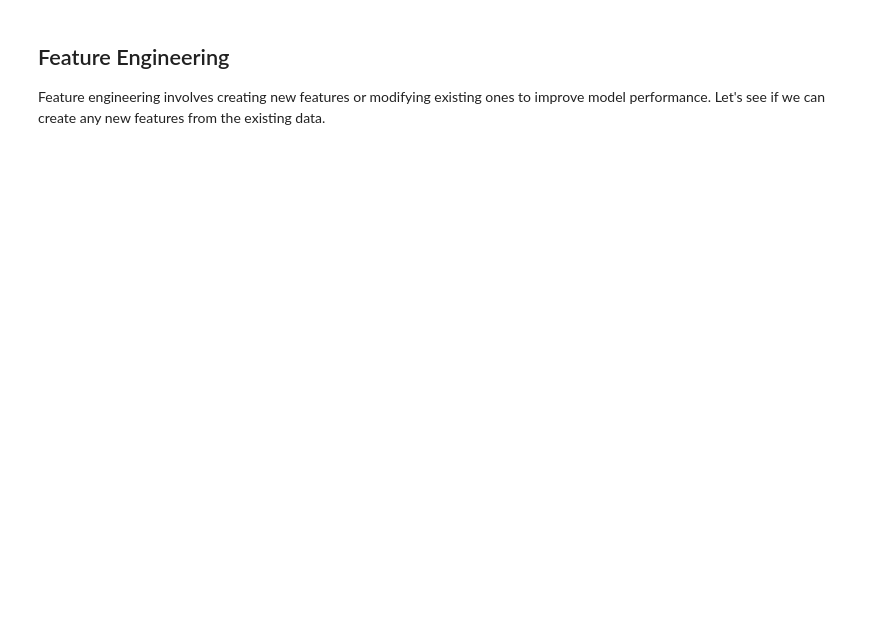
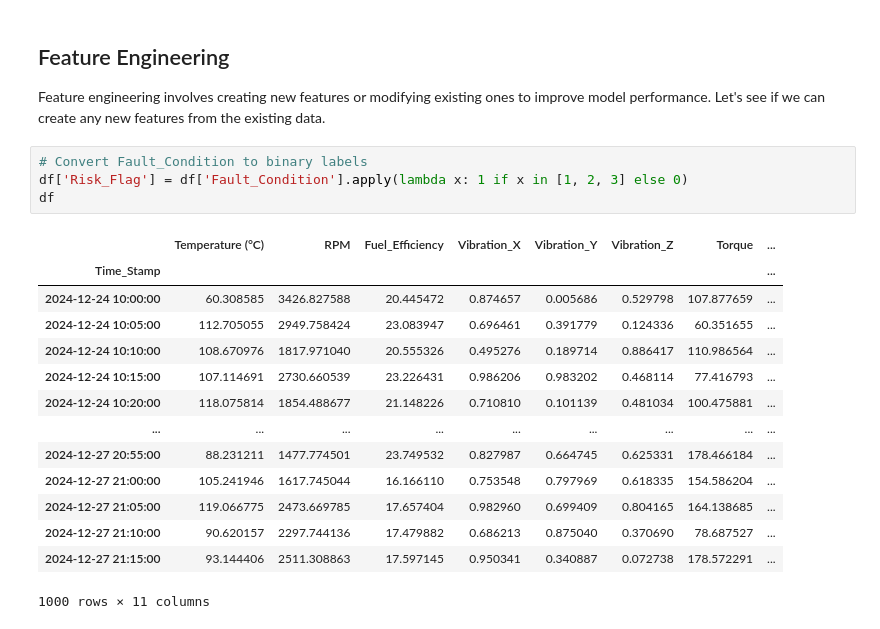
Before and after one commit to at-bob/ai-driven-pred-maint, a Jupyter notebook: engine-failure-detection-and-analysis.ipynb, the cells around one changed output. Cells and saved outputs as stored; diff of their text form; blank space fills up the shorter version.

```diff
--- a/engine-failure-detection-and-analysis.ipynb
+++ b/engine-failure-detection-and-analysis.ipynb
@@ -94,4 +93,23 @@ plt.show()
 ## Feature Engineering
 
 Feature engineering involves creating new features or modifying existing ones to improve model performance. Let's see if we can create any new features from the existing data.
+# %%
+# Convert Fault_Condition to binary labels
+df['Risk_Flag'] = df['Fault_Condition'].apply(lambda x: 1 if x in [1, 2, 3] else 0)
+df
+# %% [output]
+|  | Temperature (°C) | RPM | Fuel_Efficiency | Vibration_X | Vibration_Y | Vibration_Z | Torque | ... |
+| Time_Stamp |  |  |  |  |  |  |  | ... |
+| 2024-12-24 10:00:00 | 60.308585 | 3426.827588 | 20.445472 | 0.874657 | 0.005686 | 0.529798 | 107.877659 | ... |
+| 2024-12-24 10:05:00 | 112.705055 | 2949.758424 | 23.083947 | 0.696461 | 0.391779 | 0.124336 | 60.351655 | ... |
+| 2024-12-24 10:10:00 | 108.670976 | 1817.971040 | 20.555326 | 0.495276 | 0.189714 | 0.886417 | 110.986564 | ... |
+| 2024-12-24 10:15:00 | 107.114691 | 2730.660539 | 23.226431 | 0.986206 | 0.983202 | 0.468114 | 77.416793 | ... |
+| 2024-12-24 10:20:00 | 118.075814 | 1854.488677 | 21.148226 | 0.710810 | 0.101139 | 0.481034 | 100.475881 | ... |
+| ... | ... | ... | ... | ... | ... | ... | ... | ... |
+| 2024-12-27 20:55:00 | 88.231211 | 1477.774501 | 23.749532 | 0.827987 | 0.664745 | 0.625331 | 178.466184 | ... |
+| 2024-12-27 21:00:00 | 105.241946 | 1617.745044 | 16.166110 | 0.753548 | 0.797969 | 0.618335 | 154.586204 | ... |
+| 2024-12-27 21:05:00 | 119.066775 | 2473.669785 | 17.657404 | 0.982960 | 0.699409 | 0.804165 | 164.138685 | ... |
+| 2024-12-27 21:10:00 | 90.620157 | 2297.744136 | 17.479882 | 0.686213 | 0.875040 | 0.370690 | 78.687527 | ... |
+| 2024-12-27 21:15:00 | 93.144406 | 2511.308863 | 17.597145 | 0.950341 | 0.340887 | 0.072738 | 178.572291 | ... |
+1000 rows × 11 columns
 # %%
```
Also changed, not shown: parts of 16 cells of this notebook.
